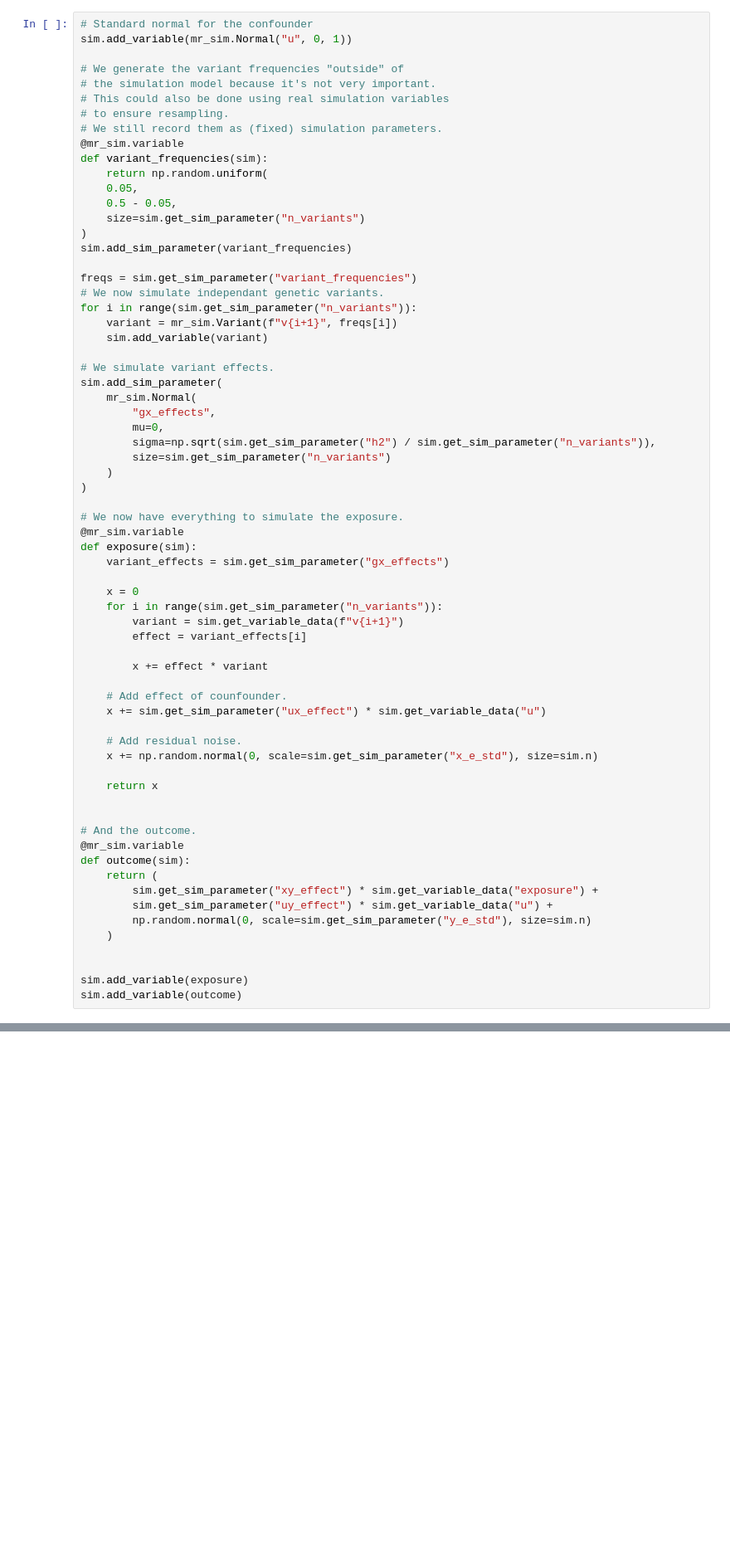
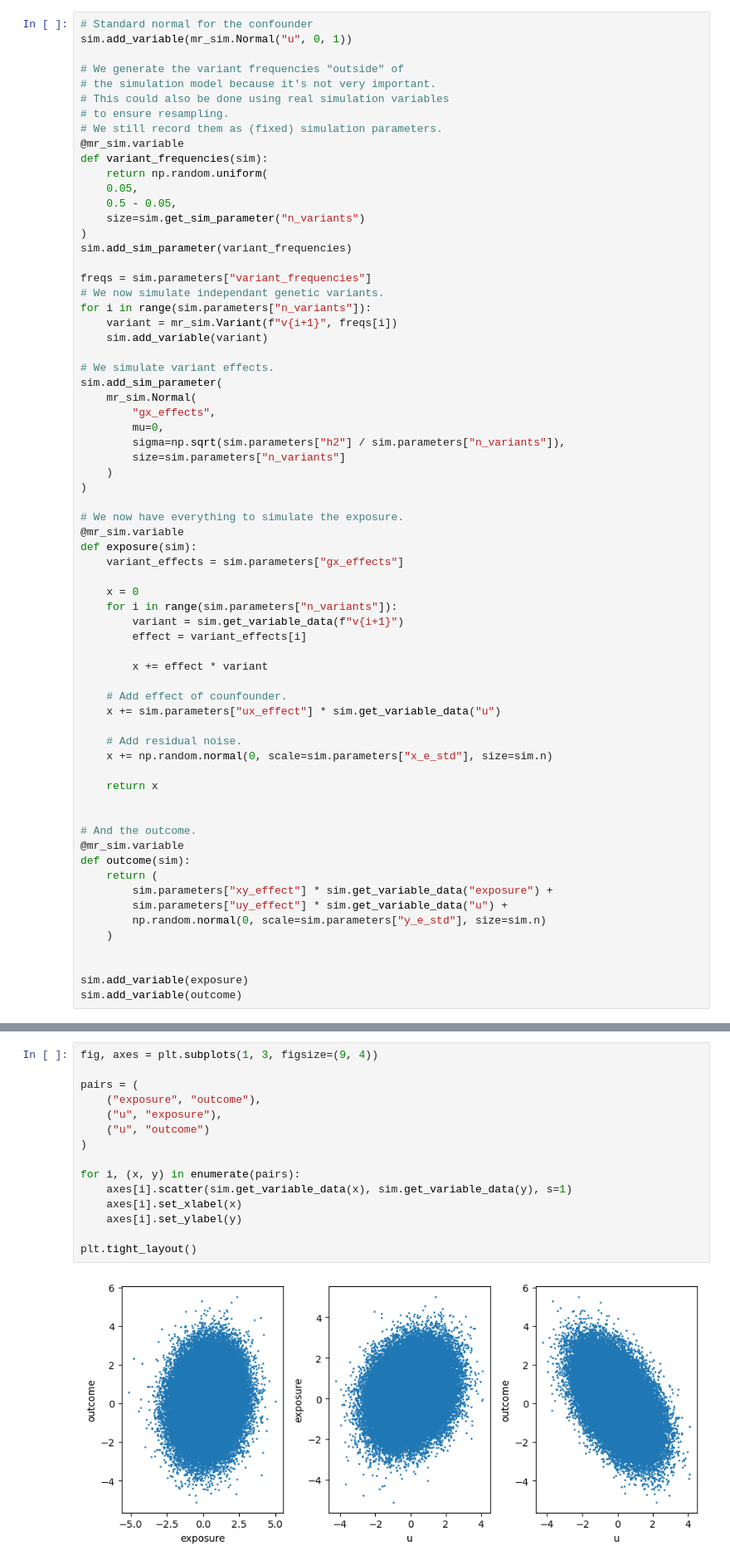
Before and after one commit to pgx-ml-lab/ml-mr, a Jupyter notebook: examples/basic_simulation_model.ipynb, the cells around one changed output, grey strips where cells are left out. Shown at 83% size. Saved outputs shown, nothing was run; the diff lists cells and outputs as text; blank space fills up the shorter version.

```diff
--- a/examples/basic_simulation_model.ipynb
+++ b/examples/basic_simulation_model.ipynb
@@ -32,9 +33,9 @@ def variant_frequencies(sim):
 )
 sim.add_sim_parameter(variant_frequencies)
 
-freqs = sim.get_sim_parameter("variant_frequencies")
+freqs = sim.parameters["variant_frequencies"]
 # We now simulate independant genetic variants.
-for i in range(sim.get_sim_parameter("n_variants")):
+for i in range(sim.parameters["n_variants"]):
     variant = mr_sim.Variant(f"v{i+1}", freqs[i])
     sim.add_variable(variant)
 
@@ -43,28 +44,28 @@ sim.add_sim_parameter(
     mr_sim.Normal(
         "gx_effects",
         mu=0,
-        sigma=np.sqrt(sim.get_sim_parameter("h2") / sim.get_sim_parameter("n_variants")),
-        size=sim.get_sim_parameter("n_variants")
+        sigma=np.sqrt(sim.parameters["h2"] / sim.parameters["n_variants"]),
+        size=sim.parameters["n_variants"]
     )
 )
 
 # We now have everything to simulate the exposure.
 @mr_sim.variable
 def exposure(sim):
-    variant_effects = sim.get_sim_parameter("gx_effects")
+    variant_effects = sim.parameters["gx_effects"]
 
     x = 0
-    for i in range(sim.get_sim_parameter("n_variants")):
+    for i in range(sim.parameters["n_variants"]):
         variant = sim.get_variable_data(f"v{i+1}")
         effect = variant_effects[i]
 
         x += effect * variant
 
     # Add effect of counfounder.
-    x += sim.get_sim_parameter("ux_effect") * sim.get_variable_data("u")
+    x += sim.parameters["ux_effect"] * sim.get_variable_data("u")
 
     # Add residual noise.
-    x += np.random.normal(0, scale=sim.get_sim_parameter("x_e_std"), size=sim.n)
+    x += np.random.normal(0, scale=sim.parameters["x_e_std"], size=sim.n)
 
     return x
 
@@ -73,9 +74,9 @@ def exposure(sim):
 @mr_sim.variable
 def outcome(sim):
     return (
-        sim.get_sim_parameter("xy_effect") * sim.get_variable_data("exposure") +
-        sim.get_sim_parameter("uy_effect") * sim.get_variable_data("u") +
-        np.random.normal(0, scale=sim.get_sim_parameter("y_e_std"), size=sim.n)
+        sim.parameters["xy_effect"] * sim.get_variable_data("exposure") +
+        sim.parameters["uy_effect"] * sim.get_variable_data("u") +
+        np.random.normal(0, scale=sim.parameters["y_e_std"], size=sim.n)
     )
 
 
@@ -87,0 +105,17 @@ sim.save(1)
+# %%
+fig, axes = plt.subplots(1, 3, figsize=(9, 4))
+
+pairs = (
+    ("exposure", "outcome"),
+    ("u", "exposure"),
+    ("u", "outcome")
+)
+
+for i, (x, y) in enumerate(pairs):
+    axes[i].scatter(sim.get_variable_data(x), sim.get_variable_data(y), s=1)
+    axes[i].set_xlabel(x)
+    axes[i].set_ylabel(y)
+
+plt.tight_layout()
+# %% [output]
+[figure, added]
```
Also changed, not shown: parts of 3 cells of this notebook, 1 other file.
